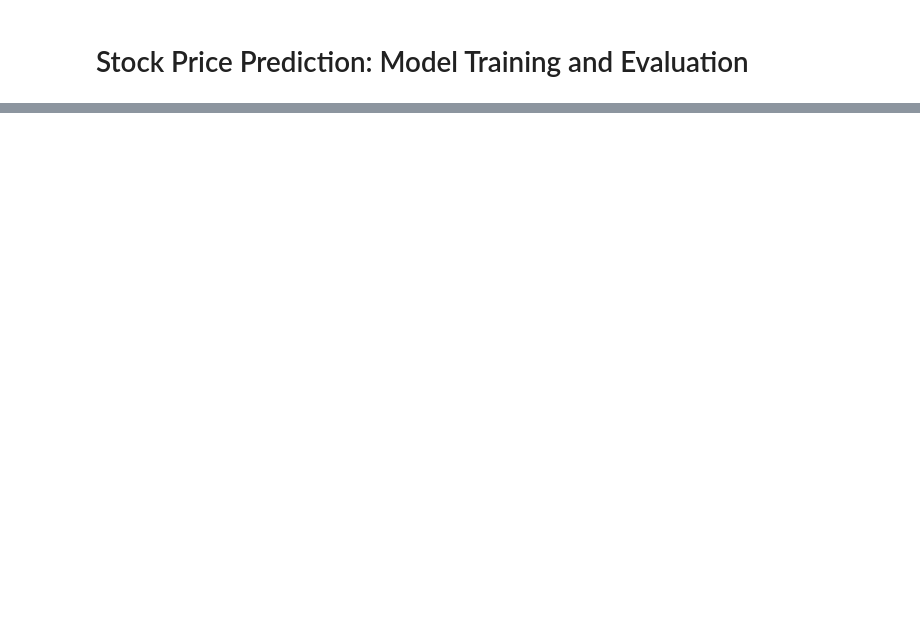
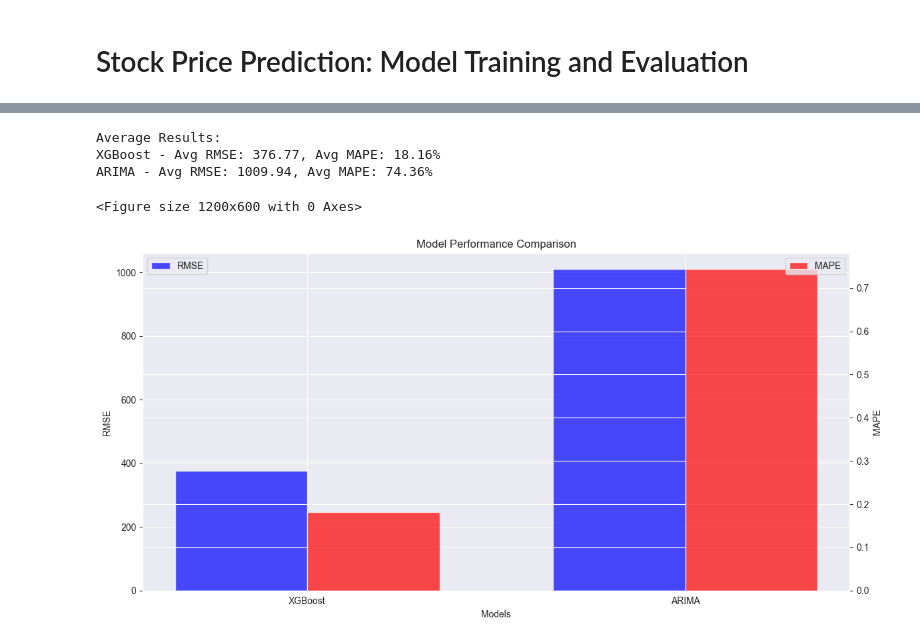
Before and after one commit to Nik-code/Advanced-Stock-Analysis, a Jupyter notebook: notebooks/model_training_and_evaluation.ipynb, the cells around one changed output, grey strips where cells are left out. Cells and saved outputs as stored; diff of their text form; code cells hidden in the pictures; blank space fills up the shorter version.

Commit message:
Update model training file

```diff
--- a/notebooks/model_training_and_evaluation.ipynb
+++ b/notebooks/model_training_and_evaluation.ipynb
@@ -72 +59,4 @@ X_test_scaled = scaler.transform(X_test)
+# %%
+# Time series cross-validation
+tscv = TimeSeriesSplit(n_splits=5)
 # %%
@@ -150,0 +167,3 @@ ARIMA + XGBoost - RMSE: 654.27, MAPE: 106.10%
+# %%
+# Initialize lists to store results
+all_results = []
@@ -150,0 +202,49 @@ ARIMA + XGBoost - RMSE: 654.27, MAPE: 106.10%
+# %%
+# Aggregate results
+avg_results = {}
+for model in ['XGBoost', 'LSTM', 'ARIMA', 'Hybrid']:
+    model_results = [fold[model] for fold in all_results if model in fold]
+    if model_results:
+        avg_rmse = np.mean([result[0] for result in model_results])
+        avg_mape = np.mean([result[1] for result in model_results])
+        avg_results[model] = (avg_rmse, avg_mape)
+# %%
+# Print average results
+print("\nAverage Results:")
+for model, (rmse, mape) in avg_results.items():
+    print(f"{model} - Avg RMSE: {rmse:.2f}, Avg MAPE: {mape:.2%}")
+# %% [output]
+Average Results:
+XGBoost - Avg RMSE: 376.77, Avg MAPE: 18.16%
+ARIMA - Avg RMSE: 1009.94, Avg MAPE: 74.36%
+# %%
+# Visualize results
+plt.figure(figsize=(12, 6))
+models = list(avg_results.keys())
+rmse_values = [avg_results[model][0] for model in models]
+mape_values = [avg_results[model][1] for model in models]
+
+x = range(len(models))
+width = 0.35
+
+fig, ax1 = plt.subplots(figsize=(12, 6))
+ax2 = ax1.twinx()
+
+rects1 = ax1.bar([i - width/2 for i in x], rmse_values, width, label='RMSE', color='b', alpha=0.7)
+rects2 = ax2.bar([i + width/2 for i in x], mape_values, width, label='MAPE', color='r', alpha=0.7)
+
+ax1.set_xlabel('Models')
+ax1.set_ylabel('RMSE')
+ax2.set_ylabel('MAPE')
+ax1.set_title('Model Performance Comparison')
+ax1.set_xticks(x)
+ax1.set_xticklabels(models)
+
+ax1.legend(loc='upper left')
+ax2.legend(loc='upper right')
+
+fig.tight_layout()
+plt.show()
+# %% [output]
+<Figure size 1200x600 with 0 Axes>
+[figure, added]
```
Also changed, not shown: parts of 25 cells of this notebook, 2 other files.
